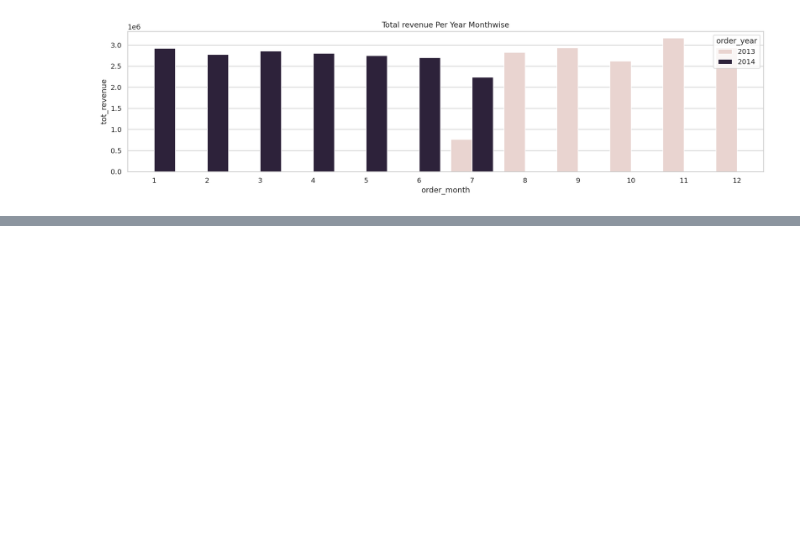
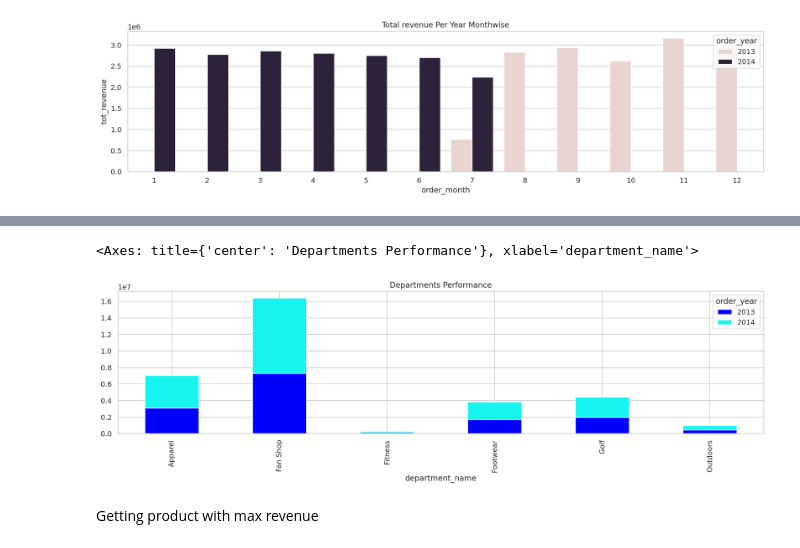
Before and after one commit to dedsec636/pyspark, a Jupyter notebook: py_spark.ipynb, the cells around one changed output, grey strips where cells are left out. Cells and saved outputs as stored; diff of their text form; code cells hidden in the pictures; blank space fills up the shorter version.

```diff
--- a/py_spark.ipynb
+++ b/py_spark.ipynb
@@ -250,0 +287,3 @@ Text(0.5, 1.0, 'Total revenue Per Year Monthwise')
+# %%
+pivoted_pdf=p_df.pivot(index='department_name',columns='order_year',values='revenue_total')
+pivoted_pdf
@@ -250,0 +299,7 @@ Text(0.5, 1.0, 'Total revenue Per Year Monthwise')
+# %%
+pivoted_pdf.plot.bar(stacked=True,title='Departments Performance',color=['Blue','#15f4ee'])
+# %% [output]
+<Axes: title={'center': 'Departments Performance'}, xlabel='department_name'>
+[figure, added]
+# %% [markdown]
+Getting product with max revenue
```
Also changed, not shown: parts of 8 cells of this notebook, 1 other file.
